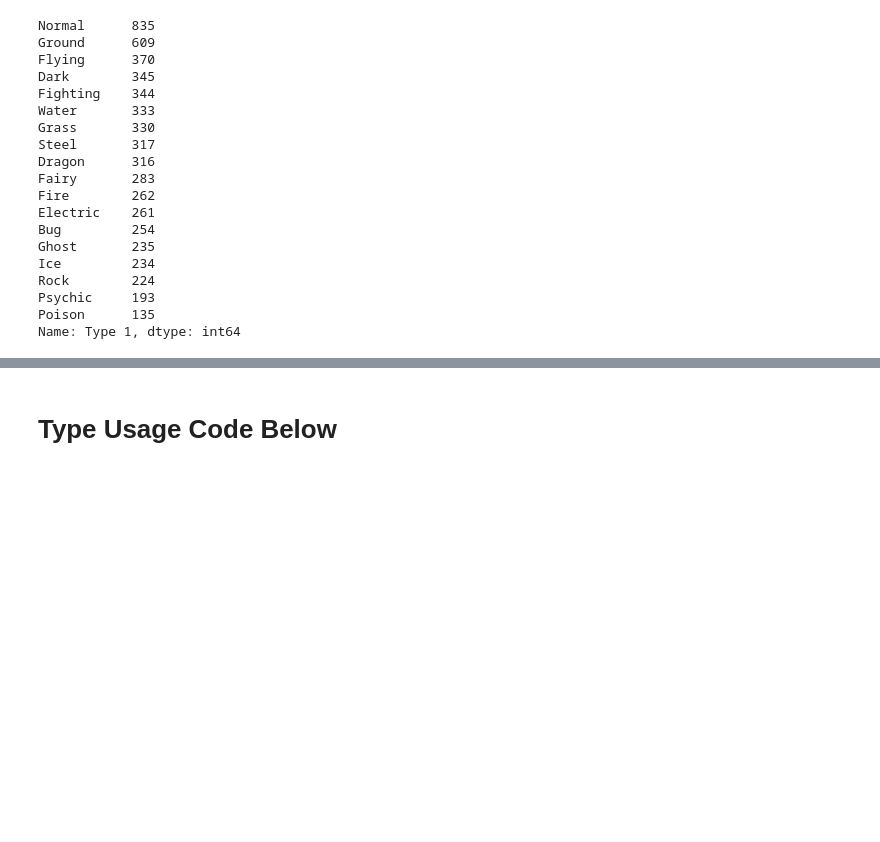
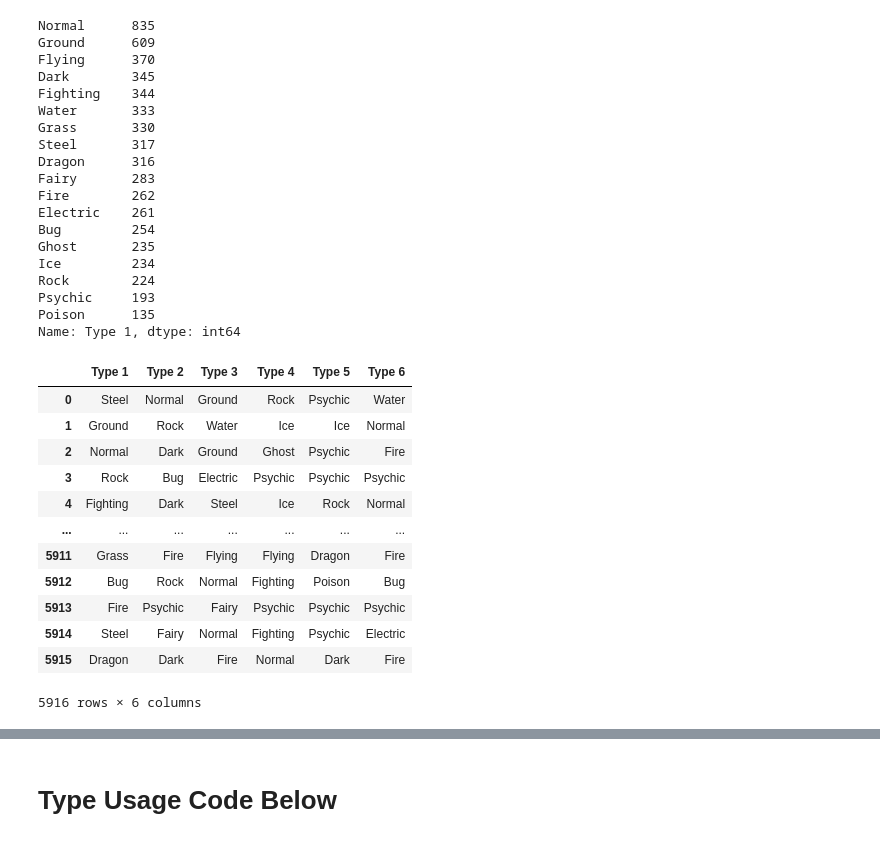
Before and after one commit to mr4tt/Fairy-Pokemon-Analysis, a Jupyter notebook: EDA Test File.ipynb, the cells around one changed output, grey strips where cells are left out. Drawn from its saved outputs; the diff is of its cells as text; code cells hidden in the pictures; blank space fills up the shorter version.

```diff
--- a/EDA Test File.ipynb
+++ b/EDA Test File.ipynb
@@ -124,3 +124,20 @@ Rock        224
 Psychic     193
 Poison      135
 Name: Type 1, dtype: int64
+# %%
+check = usagemovesdf.iloc[:,-6:]
+check
+# %% [output]
+|  | Type 1 | Type 2 | Type 3 | Type 4 | Type 5 | Type 6 |
+| 0 | Steel | Normal | Ground | Rock | Psychic | Water |
+| 1 | Ground | Rock | Water | Ice | Ice | Normal |
+| 2 | Normal | Dark | Ground | Ghost | Psychic | Fire |
+| 3 | Rock | Bug | Electric | Psychic | Psychic | Psychic |
+| 4 | Fighting | Dark | Steel | Ice | Rock | Normal |
+| ... | ... | ... | ... | ... | ... | ... |
+| 5911 | Grass | Fire | Flying | Flying | Dragon | Fire |
+| 5912 | Bug | Rock | Normal | Fighting | Poison | Bug |
+| 5913 | Fire | Psychic | Fairy | Psychic | Psychic | Psychic |
+| 5914 | Steel | Fairy | Normal | Fighting | Psychic | Electric |
+| 5915 | Dragon | Dark | Fire | Normal | Dark | Fire |
+5916 rows × 6 columns
```
Also changed, not shown: parts of 2 cells of this notebook, 1 other file.
